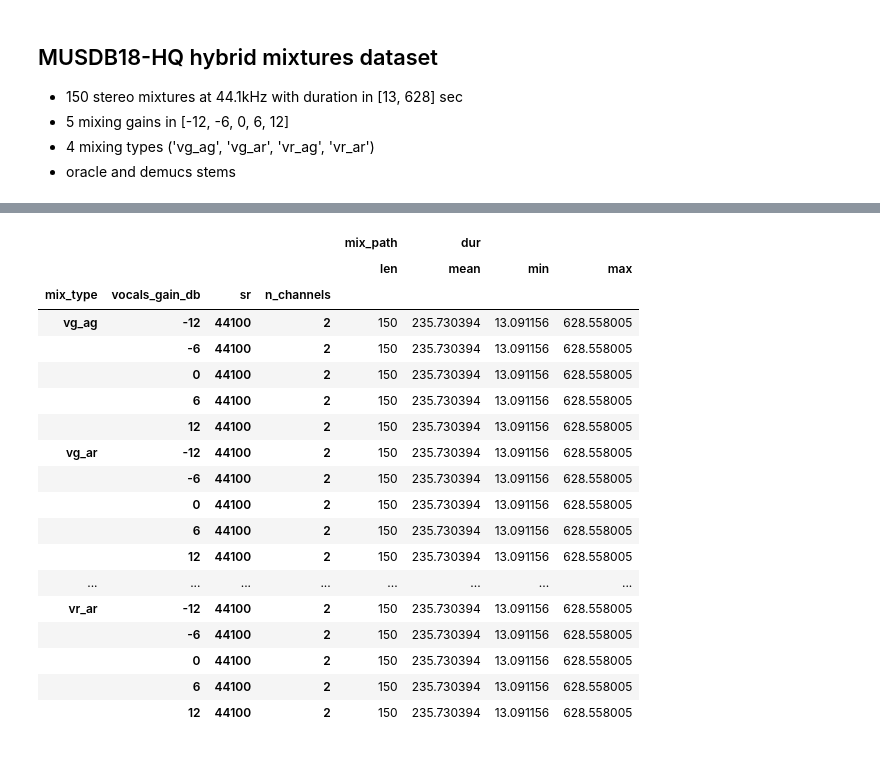
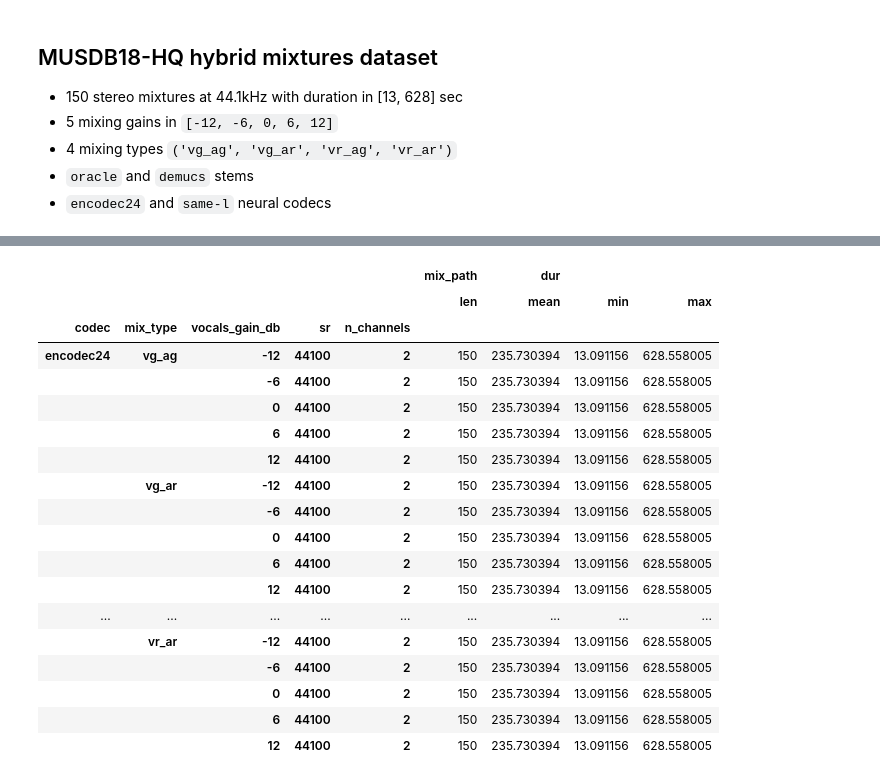
Before and after one commit to deezer/ismir26-hybrid-human-ai-music-detection, a Jupyter notebook: hybrid_detection/databases_stats.ipynb, the cells around one changed output, grey strips where cells are left out. Cells and saved outputs as stored; diff of their text form; code cells hidden in the pictures.

Commit message:
add same-l to experiments

```diff
--- a/hybrid_detection/databases_stats.ipynb
+++ b/hybrid_detection/databases_stats.ipynb
@@ -45,16 +51,20 @@ display(fma_stats)
 ## MUSDB18-HQ hybrid mixtures dataset
 
 - 150 stereo mixtures at 44.1kHz with duration in [13, 628] sec
-- 5 mixing gains in [-12, -6, 0, 6, 12]
-- 4 mixing types ('vg_ag', 'vg_ar', 'vr_ag', 'vr_ar')
-- oracle and demucs stems
+- 5 mixing gains in `[-12, -6, 0, 6, 12]`
+- 4 mixing types `('vg_ag', 'vg_ar', 'vr_ag', 'vr_ar')`
+- `oracle` and `demucs` stems
+- `encodec24` and `same-l` neural codecs
 # %%
-musdb_oracle_df = musdb_oracle()
+musdb_oracle_encodec_df = musdb_oracle('encodec24')
+musdb_oracle_same_df = musdb_oracle('same-l')
+
 for col in ['mix_path', 'vocals_path', 'accomp_path']:
-    musdb_oracle_df[col] = musdb_oracle_df[col].apply(lambda x: x[38:])
+    musdb_oracle_encodec_df[col] = musdb_oracle_encodec_df[col].apply(lambda x: x[38:])
+    musdb_oracle_same_df[col] = musdb_oracle_same_df[col].apply(lambda x: x[38:])
 
 print('MUSDB ORACLE')
-display(musdb_oracle_df[musdb_oracle_df['vocals_gain_db'] == 0].head(4))
+display(musdb_oracle_encodec_df[musdb_oracle_encodec_df['vocals_gain_db'] == 0].head(4))
 # %% [output]
 MUSDB ORACLE
 |  | track | mix_type | vocals_gain_db | sr | dur | n_channels | mix_path | vocals_path | accomp_path | ... |
@@ -78,26 +91,26 @@ MUSDB DEMUCS
 | 12 | A Classic Education - NightOwl | vg_ag | 0 | 44100 | 171.440181 | 2 | datasets/musdb_hq_2stems/real_enc... | datasets/musdb_hq_2stems/real_enc... | datasets/musdb_hq_2stems/real_enc... | ... |
 | 17 | A Classic Education - NightOwl | vr_ar | 0 | 44100 | 171.440181 | 2 | datasets/musdb_hq_2stems/real_enc... | datasets/musdb_hq_2stems/real_enc... | datasets/musdb_hq_2stems/real_enc... | ... |
 # %%
-musdb_oracle_df \
-    .groupby(['mix_type', 'vocals_gain_db', 'sr', 'n_channels']) \
+pd.concat([musdb_oracle_encodec_df, musdb_oracle_same_df]) \
+    .groupby(['codec', 'mix_type', 'vocals_gain_db', 'sr', 'n_channels']) \
     .agg({'mix_path': len, 'dur': ['mean', min, max]})
 # %% [output]
-|  |  |  |  | mix_path | dur |  |  |
-|  |  |  |  | len | mean | min | max |
-| mix_type | vocals_gain_db | sr | n_channels |  |  |  |  |
-| vg_ag | -12 | 44100 | 2 | 150 | 235.730394 | 13.091156 | 628.558005 |
-|  | -6 | 44100 | 2 | 150 | 235.730394 | 13.091156 | 628.558005 |
-|  | 0 | 44100 | 2 | 150 | 235.730394 | 13.091156 | 628.558005 |
-|  | 6 | 44100 | 2 | 150 | 235.730394 | 13.091156 | 628.558005 |
-|  | 12 | 44100 | 2 | 150 | 235.730394 | 13.091156 | 628.558005 |
-| vg_ar | -12 | 44100 | 2 | 150 | 235.730394 | 13.091156 | 628.558005 |
-|  | -6 | 44100 | 2 | 150 | 235.730394 | 13.091156 | 628.558005 |
-|  | 0 | 44100 | 2 | 150 | 235.730394 | 13.091156 | 628.558005 |
-|  | 6 | 44100 | 2 | 150 | 235.730394 | 13.091156 | 628.558005 |
-|  | 12 | 44100 | 2 | 150 | 235.730394 | 13.091156 | 628.558005 |
-| ... | ... | ... | ... | ... | ... | ... | ... |
-| vr_ar | -12 | 44100 | 2 | 150 | 235.730394 | 13.091156 | 628.558005 |
-|  | -6 | 44100 | 2 | 150 | 235.730394 | 13.091156 | 628.558005 |
-|  | 0 | 44100 | 2 | 150 | 235.730394 | 13.091156 | 628.558005 |
-|  | 6 | 44100 | 2 | 150 | 235.730394 | 13.091156 | 628.558005 |
-|  | 12 | 44100 | 2 | 150 | 235.730394 | 13.091156 | 628.558005 |
+|  |  |  |  |  | mix_path | dur |  |  |
+|  |  |  |  |  | len | mean | min | max |
+| codec | mix_type | vocals_gain_db | sr | n_channels |  |  |  |  |
+| encodec24 | vg_ag | -12 | 44100 | 2 | 150 | 235.730394 | 13.091156 | 628.558005 |
+|  |  | -6 | 44100 | 2 | 150 | 235.730394 | 13.091156 | 628.558005 |
+|  |  | 0 | 44100 | 2 | 150 | 235.730394 | 13.091156 | 628.558005 |
+|  |  | 6 | 44100 | 2 | 150 | 235.730394 | 13.091156 | 628.558005 |
+|  |  | 12 | 44100 | 2 | 150 | 235.730394 | 13.091156 | 628.558005 |
+|  | vg_ar | -12 | 44100 | 2 | 150 | 235.730394 | 13.091156 | 628.558005 |
+|  |  | -6 | 44100 | 2 | 150 | 235.730394 | 13.091156 | 628.558005 |
+|  |  | 0 | 44100 | 2 | 150 | 235.730394 | 13.091156 | 628.558005 |
+|  |  | 6 | 44100 | 2 | 150 | 235.730394 | 13.091156 | 628.558005 |
+|  |  | 12 | 44100 | 2 | 150 | 235.730394 | 13.091156 | 628.558005 |
+| ... | ... | ... | ... | ... | ... | ... | ... | ... |
+|  | vr_ar | -12 | 44100 | 2 | 150 | 235.730394 | 13.091156 | 628.558005 |
+|  |  | -6 | 44100 | 2 | 150 | 235.730394 | 13.091156 | 628.558005 |
+|  |  | 0 | 44100 | 2 | 150 | 235.730394 | 13.091156 | 628.558005 |
+|  |  | 6 | 44100 | 2 | 150 | 235.730394 | 13.091156 | 628.558005 |
+|  |  | 12 | 44100 | 2 | 150 | 235.730394 | 13.091156 | 628.558005 |
```
Also changed, not shown: parts of 4 cells of this notebook, 10 other files.
